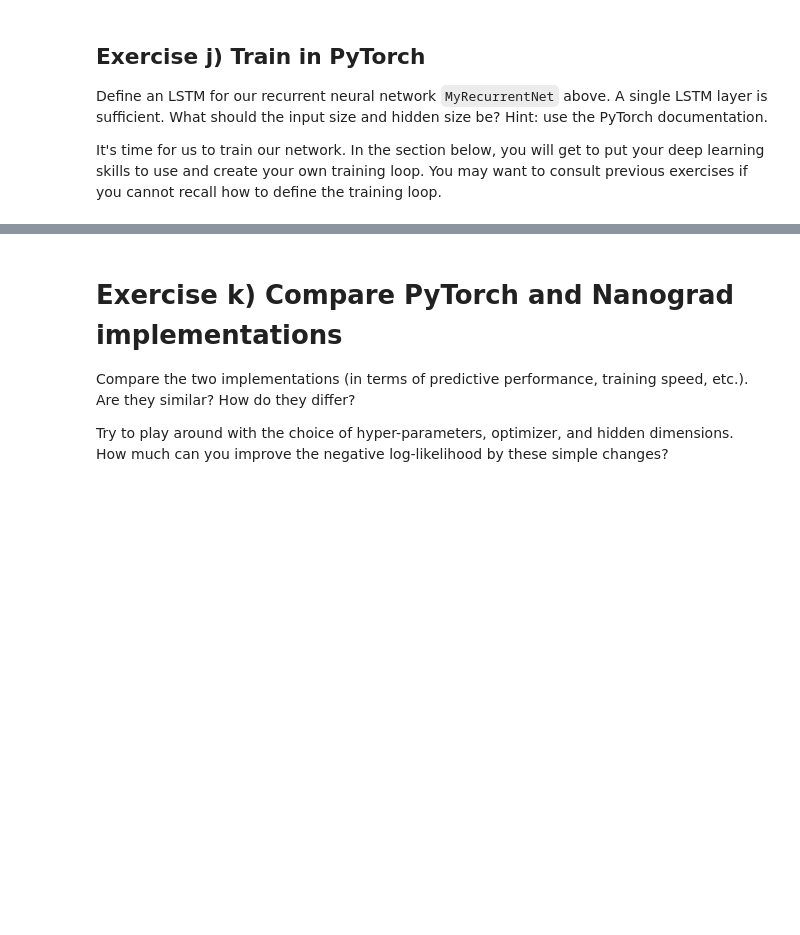
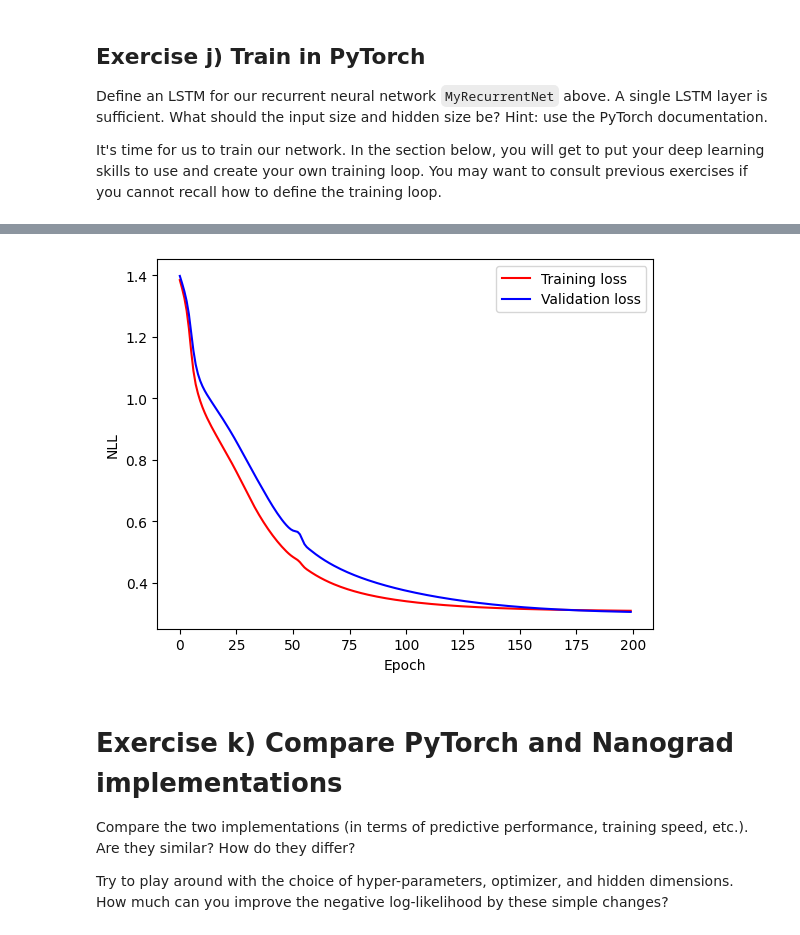
Before and after one commit to Adam3Code/DeepLearning, a Jupyter notebook: Week5 Recurrent/5.1 Recurrent Neural Networks.ipynb, the cells around one changed output, grey strips where cells are left out. Cells and saved outputs as stored; diff of their text form; code cells hidden in the pictures; blank space fills up the shorter version.

```diff
--- a/Week5 Recurrent/5.1 Recurrent Neural Networks.ipynb
+++ b/Week5 Recurrent/5.1 Recurrent Neural Networks.ipynb
@@ -1230,7 +1252,7 @@ class MyRecurrentNet(nn.Module):
 
         # Recurrent layer
         # YOUR CODE HERE!
-        self.lstm =
+        self.lstm = nn.LSTM(input_size=vocab_size, hidden_size=50)
 
         # Output layer
         self.l_out = nn.Linear(in_features=50,
@@ -1313,8 +1358,8 @@ net = MyRecurrentNet()
 
 # Define a loss function and optimizer for this problem
 # YOUR CODE HERE!
-criterion =
-optimizer =
+criterion = nn.CrossEntropyLoss()
+optimizer = torch.optim.Adam(net.parameters(),lr = 3e-4)
 
 # Track loss
 training_loss, validation_loss = [], []
@@ -1344,11 +1389,11 @@ for i in range(num_epochs):
 
         # Forward pass
         # YOUR CODE HERE!
-        outputs =
+        outputs = net.forward(inputs_one_hot)
 
         # Compute loss
         # YOUR CODE HERE!
-        loss =
+        loss = criterion(outputs,targets_idx)
 
         # Update loss
         epoch_validation_loss += loss.detach().numpy()
@@ -1371,18 +1416,17 @@ for i in range(num_epochs):
 
         # Forward pass
         # YOUR CODE HERE!
-        outputs =
+        outputs = net.forward(inputs_one_hot)
 
         # Compute loss
-        # YOUR CODE HERE!
-        loss =
+        loss = criterion(outputs, targets_idx)
 
         # Backward pass
-        # YOUR CODE HERE!
-        # zero grad, backward, step...
+        optimizer.zero_grad()   # clear old gradients
+        loss.backward()         # compute new gradients
+        optimizer.step()        # update the weights
+        epoch_training_loss += loss.detach().numpy()
 
-        # Update loss
-        epoch_training_loss += loss.detach().numpy()
 
     # Save loss for plot
     training_loss.append(epoch_training_loss/len(training_set))
@@ -1427,3 +1471,4 @@ plt.plot(epoch, validation_loss, 'b', label='Validation loss')
 plt.legend()
 plt.xlabel('Epoch'), plt.ylabel('NLL')
 plt.show()
+# %% [output]
@@ -1430,3 +1492,4 @@ plt.show()
+[figure, added]
 # %% [markdown]
 # Exercise k) Compare PyTorch and Nanograd implementations
 
```
Also changed, not shown: parts of 11 cells of this notebook.
